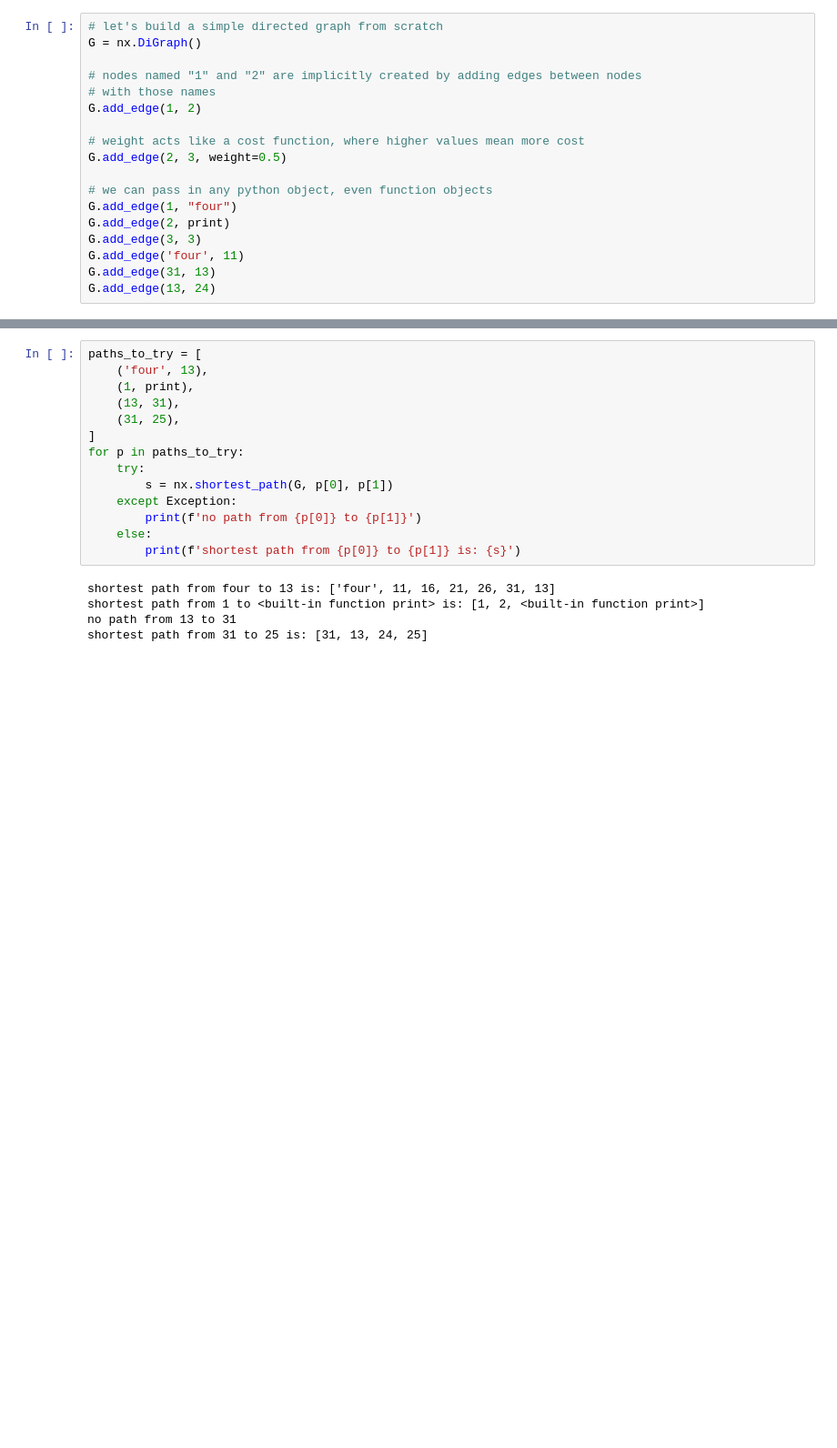
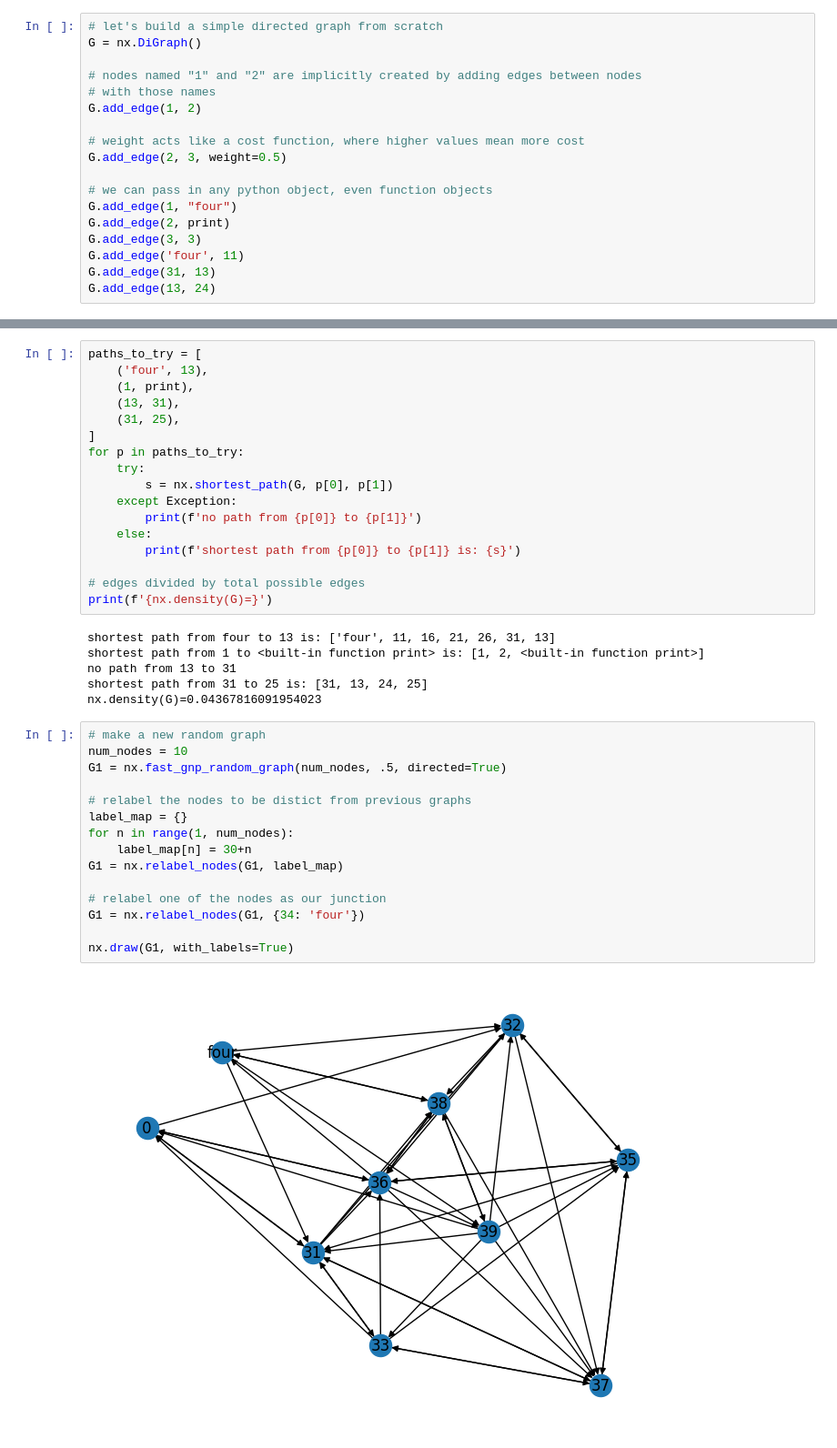
Before and after one commit to philiplinden/spacetime, a Jupyter notebook: notebooks/networkx_learning.ipynb, the cells around one changed output, grey strips where cells are left out. Shown: that part at 91% size. Saved outputs shown, nothing was run; the diff lists cells and outputs as text; blank space fills up the shorter version.

```diff
--- a/notebooks/networkx_learning.ipynb
+++ b/notebooks/networkx_learning.ipynb
@@ -87,8 +79,29 @@ for p in paths_to_try:
         print(f'no path from {p[0]} to {p[1]}')
     else:
         print(f'shortest path from {p[0]} to {p[1]} is: {s}')
+
+# edges divided by total possible edges
+print(f'{nx.density(G)=}')
 # %% [output]
 shortest path from four to 13 is: ['four', 11, 16, 21, 26, 31, 13]
 shortest path from 1 to <built-in function print> is: [1, 2, <built-in function print>]
 no path from 13 to 31
 shortest path from 31 to 25 is: [31, 13, 24, 25]
+nx.density(G)=0.04367816091954023
+# %%
+# make a new random graph
+num_nodes = 10
+G1 = nx.fast_gnp_random_graph(num_nodes, .5, directed=True)
+
+# relabel the nodes to be distict from previous graphs
+label_map = {}
+for n in range(1, num_nodes):
+    label_map[n] = 30+n
+G1 = nx.relabel_nodes(G1, label_map)
+
+# relabel one of the nodes as our junction
+G1 = nx.relabel_nodes(G1, {34: 'four'})
+
+nx.draw(G1, with_labels=True)
+# %% [output]
+[figure, added]
```
Also changed, not shown: parts of 10 cells of this notebook, 1 other file.
